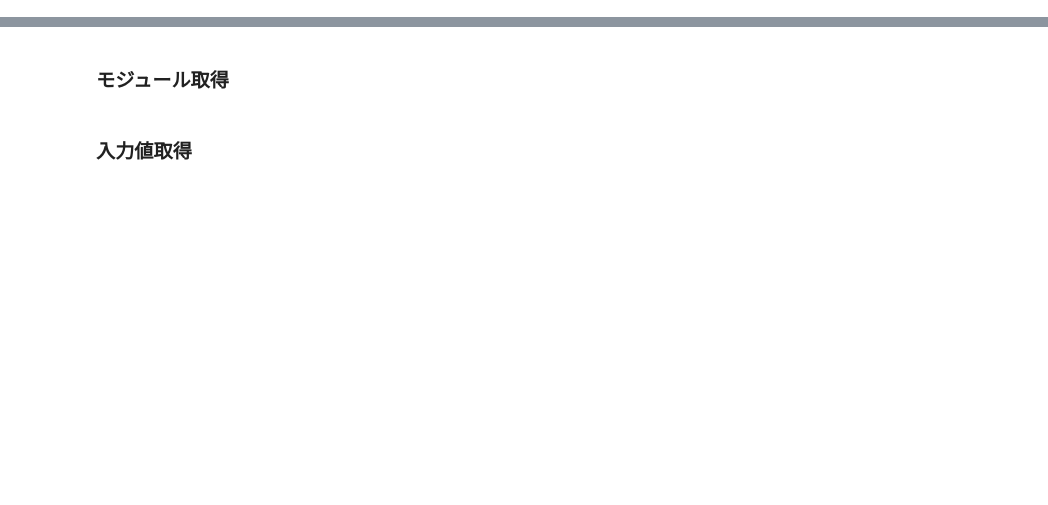
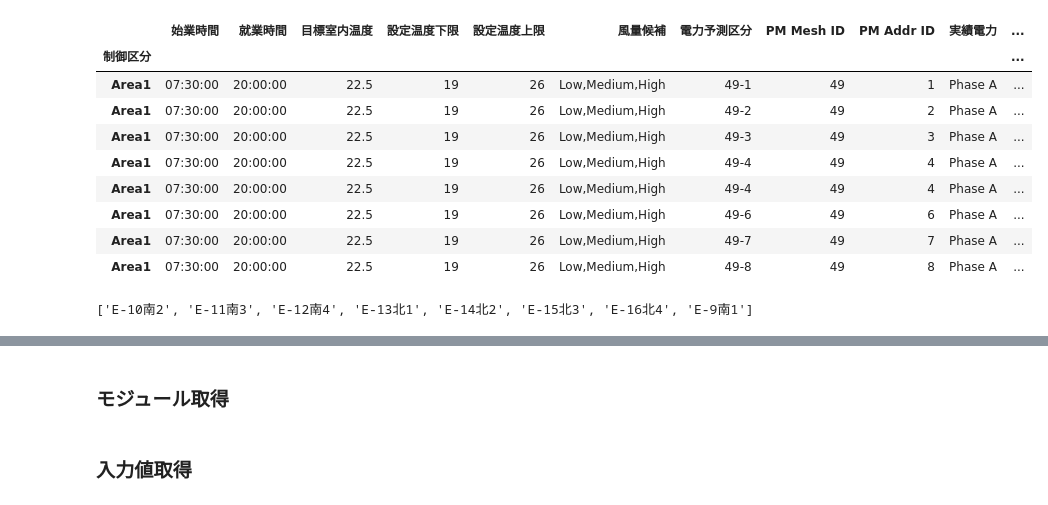
Before and after one commit to MENTERU/AIrux8_opti_logic_prod, a Jupyter notebook: notebooks/深層強化学習/エリアごとにXGB学習.ipynb, the cells around one changed output, grey strips where cells are left out. Cells and saved outputs as stored; diff of their text form; code cells hidden in the pictures; blank space fills up the shorter version.

```diff
--- a/notebooks/深層強化学習/エリアごとにXGB学習.ipynb
+++ b/notebooks/深層強化学習/エリアごとにXGB学習.ipynb
@@ -0,0 +7,3 @@
+# %%
+hvac_master = pd.read_excel("./data/master/MASTER_Clea.xlsx", sheet_name=None)
+hvac_master.keys()
@@ -0,0 +22,3 @@
+# %%
+master = hvac_master.get("MASTER").set_index(keys="制御区分", drop=True)
+master.index = master.index.str.replace(r"\s+", "", regex=True)
@@ -0,0 +28,13 @@
+# %%
+area_master = master.loc[area_name, :]
+# %% [output]
+|  | 始業時間 | 就業時間 | 目標室内温度 | 設定温度下限 | 設定温度上限 | 風量候補 | 電力予測区分 | PM Mesh ID | PM Addr ID | 実績電力 | ... |
+| 制御区分 |  |  |  |  |  |  |  |  |  |  | ... |
+| Area1 | 07:30:00 | 20:00:00 | 22.5 | 19 | 26 | Low,Medium,High | 49-1 | 49 | 1 | Phase A | ... |
+| Area1 | 07:30:00 | 20:00:00 | 22.5 | 19 | 26 | Low,Medium,High | 49-2 | 49 | 2 | Phase A | ... |
+| Area1 | 07:30:00 | 20:00:00 | 22.5 | 19 | 26 | Low,Medium,High | 49-3 | 49 | 3 | Phase A | ... |
+| Area1 | 07:30:00 | 20:00:00 | 22.5 | 19 | 26 | Low,Medium,High | 49-4 | 49 | 4 | Phase A | ... |
+| Area1 | 07:30:00 | 20:00:00 | 22.5 | 19 | 26 | Low,Medium,High | 49-4 | 49 | 4 | Phase A | ... |
+| Area1 | 07:30:00 | 20:00:00 | 22.5 | 19 | 26 | Low,Medium,High | 49-6 | 49 | 6 | Phase A | ... |
+| Area1 | 07:30:00 | 20:00:00 | 22.5 | 19 | 26 | Low,Medium,High | 49-7 | 49 | 7 | Phase A | ... |
+| Area1 | 07:30:00 | 20:00:00 | 22.5 | 19 | 26 | Low,Medium,High | 49-8 | 49 | 8 | Phase A | ... |
@@ -0,0 +63,4 @@
+# %%
+room_list
+# %% [output]
+['E-10南2', 'E-11南3', 'E-12南4', 'E-13北1', 'E-14北2', 'E-15北3', 'E-16北4', 'E-9南1']
```
Also changed, not shown: parts of 15 cells of this notebook, 11 other files.
